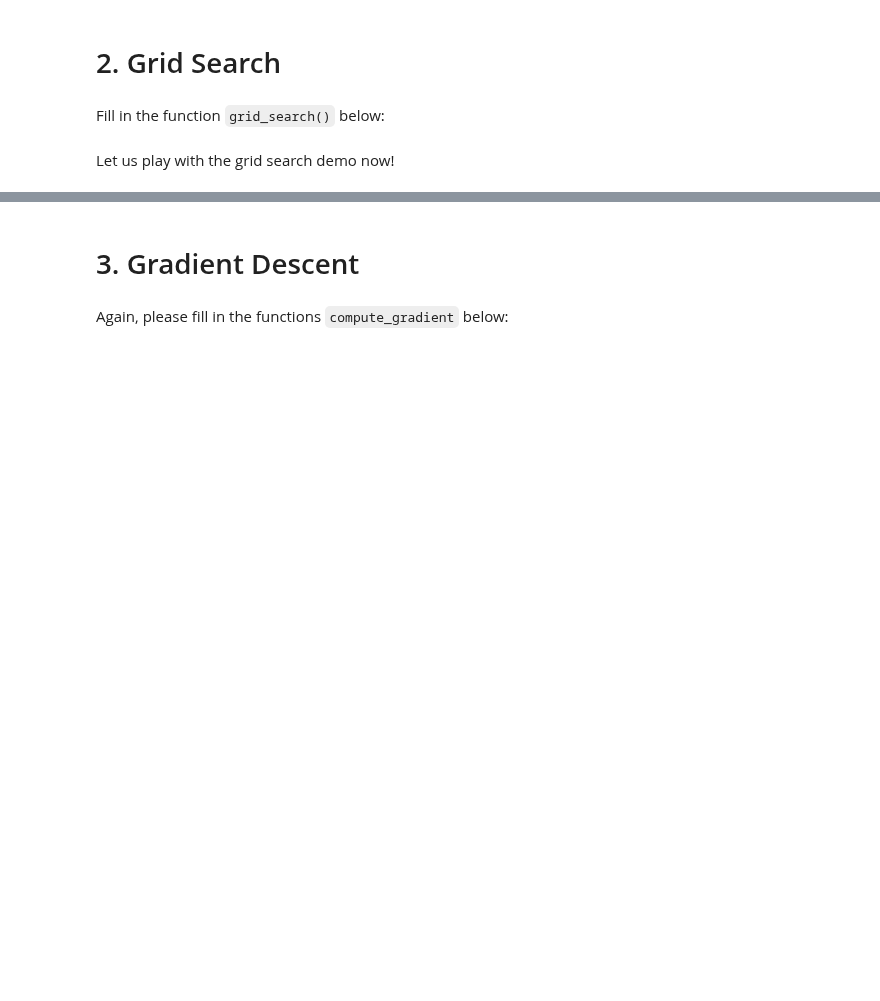
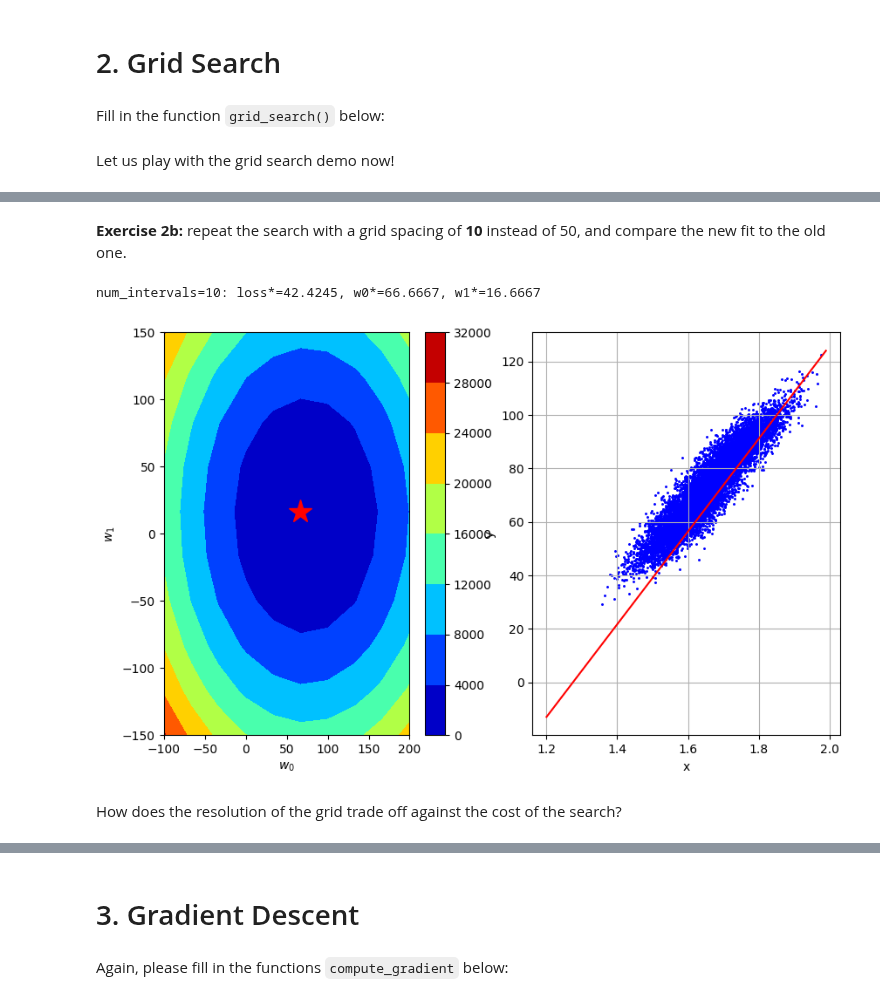
Before and after one commit to glueckf/CS_433_Machine_Learning, a Jupyter notebook: labs/ex02/template/ex02.ipynb, the cells around one changed output, grey strips where cells are left out. Saved outputs shown, nothing was run; the diff lists cells and outputs as text; code cells hidden in the pictures; blank space fills up the shorter version.

```diff
--- a/labs/ex02/template/ex02.ipynb
+++ b/labs/ex02/template/ex02.ipynb
@@ -101,0 +159,23 @@ fig.savefig("grid_plot")  # Optional saving
+# %% [markdown]
+**Exercise 2b:** repeat the search with a grid spacing of **10** instead of 50, and compare the new fit to the old one.
+# %%
+grid_w0_10, grid_w1_10 = generate_w(num_intervals=10)
+grid_losses_10 = grid_search(y, tx, grid_w0_10, grid_w1_10)
+loss_star_10, w0_star_10, w1_star_10 = get_best_parameters(
+    grid_w0_10, grid_w1_10, grid_losses_10
+)
+print(
+    "num_intervals=10: loss*={l:.4f}, w0*={w0:.4f}, w1*={w1:.4f}".format(
+        l=loss_star_10, w0=w0_star_10, w1=w1_star_10
+    )
+)
+
+fig = grid_visualization(
+    grid_losses_10, grid_w0_10, grid_w1_10, mean_x, std_x, height, weight
+)
+fig.set_size_inches(10.0, 6.0)
+# %% [output]
+num_intervals=10: loss*=42.4245, w0*=66.6667, w1*=16.6667
+[figure, added]
+# %% [markdown]
+How does the resolution of the grid trade off against the cost of the search?
```
Also changed, not shown: parts of 58 cells of this notebook, 5 other files.
